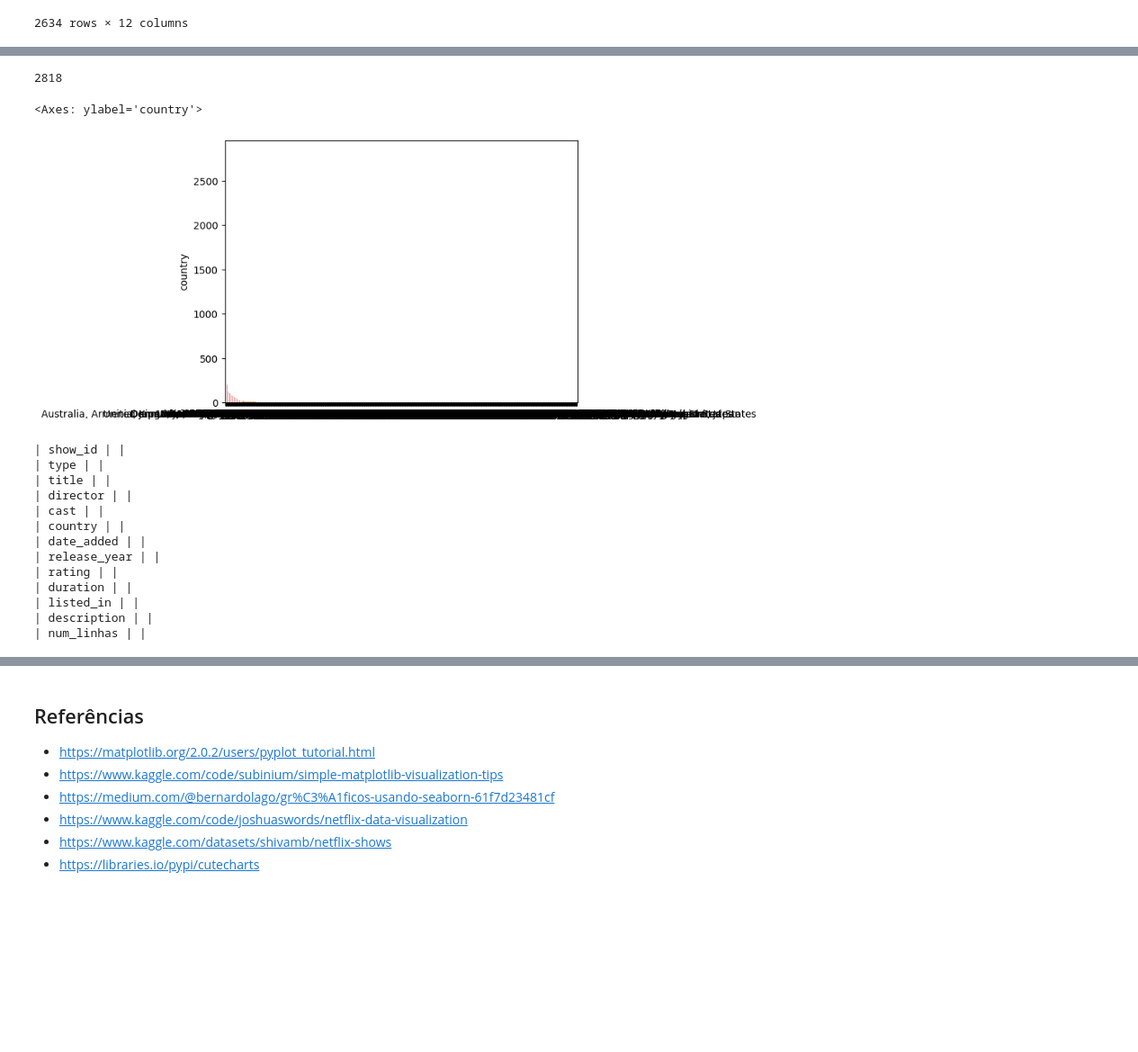
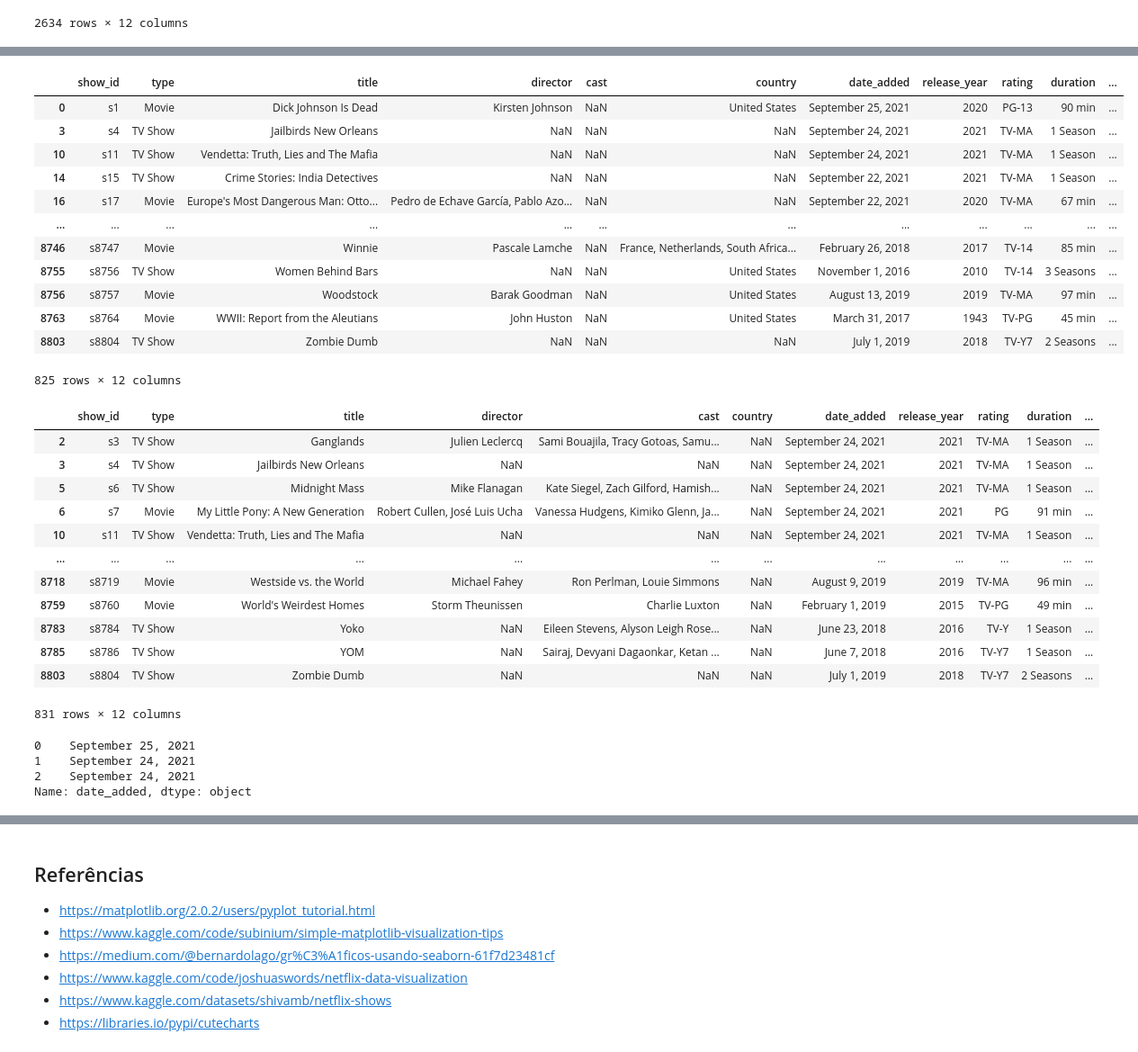
Before and after one commit to rafhaelom/analise-conteudo-netflix, a Jupyter notebook: analise_exploratoria_dados_conteudo_netflix.ipynb, the cells around one changed output, grey strips where cells are left out. Shown at 90% size. Cells and saved outputs as stored; diff of their text form; code cells hidden in the pictures; blank space fills up the shorter version.

```diff
--- a/analise_exploratoria_dados_conteudo_netflix.ipynb
+++ b/analise_exploratoria_dados_conteudo_netflix.ipynb
@@ -184,9 +155,0 @@ df.groupby(by=["type", "duration"]).count()
-# %%
-df.country.value_counts()[0]
-# %% [output]
-2818
-# %%
-sns.barplot(x=df.country.value_counts().index, y=df.country.value_counts())
-# %% [output]
-<Axes: ylabel='country'>
-[figure, removed]
@@ -195,18 +156,42 @@ sns.lineplot(x="timepoint", y="signal", hue="region", style="event", data=fmri)
-# %%
-colunas = df.columns
-for col in colunas:
-  print("|",col,"|","|")
-# %% [output]
-| show_id | |
-| type | |
-| title | |
-| director | |
-| cast | |
-| country | |
-| date_added | |
-| release_year | |
-| rating | |
-| duration | |
-| listed_in | |
-| description | |
-| num_linhas | |
+# %%
+# Verificando registros com 'cast' ausente.
+df.loc[df["cast"].isnull()]
+# %% [output]
+|  | show_id | type | title | director | cast | country | date_added | release_year | rating | duration | ... |
+| 0 | s1 | Movie | Dick Johnson Is Dead | Kirsten Johnson | NaN | United States | September 25, 2021 | 2020 | PG-13 | 90 min | ... |
+| 3 | s4 | TV Show | Jailbirds New Orleans | NaN | NaN | NaN | September 24, 2021 | 2021 | TV-MA | 1 Season | ... |
+| 10 | s11 | TV Show | Vendetta: Truth, Lies and The Mafia | NaN | NaN | NaN | September 24, 2021 | 2021 | TV-MA | 1 Season | ... |
+| 14 | s15 | TV Show | Crime Stories: India Detectives | NaN | NaN | NaN | September 22, 2021 | 2021 | TV-MA | 1 Season | ... |
+| 16 | s17 | Movie | Europe's Most Dangerous Man: Otto... | Pedro de Echave García, Pablo Azo... | NaN | NaN | September 22, 2021 | 2020 | TV-MA | 67 min | ... |
+| ... | ... | ... | ... | ... | ... | ... | ... | ... | ... | ... | ... |
+| 8746 | s8747 | Movie | Winnie | Pascale Lamche | NaN | France, Netherlands, South Africa... | February 26, 2018 | 2017 | TV-14 | 85 min | ... |
+| 8755 | s8756 | TV Show | Women Behind Bars | NaN | NaN | United States | November 1, 2016 | 2010 | TV-14 | 3 Seasons | ... |
+| 8756 | s8757 | Movie | Woodstock | Barak Goodman | NaN | United States | August 13, 2019 | 2019 | TV-MA | 97 min | ... |
+| 8763 | s8764 | Movie | WWII: Report from the Aleutians | John Huston | NaN | United States | March 31, 2017 | 1943 | TV-PG | 45 min | ... |
+| 8803 | s8804 | TV Show | Zombie Dumb | NaN | NaN | NaN | July 1, 2019 | 2018 | TV-Y7 | 2 Seasons | ... |
+825 rows × 12 columns
+# %%
+# Verificando registros com 'country' ausente.
+df.loc[df["country"].isnull()]
+# %% [output]
+|  | show_id | type | title | director | cast | country | date_added | release_year | rating | duration | ... |
+| 2 | s3 | TV Show | Ganglands | Julien Leclercq | Sami Bouajila, Tracy Gotoas, Samu... | NaN | September 24, 2021 | 2021 | TV-MA | 1 Season | ... |
+| 3 | s4 | TV Show | Jailbirds New Orleans | NaN | NaN | NaN | September 24, 2021 | 2021 | TV-MA | 1 Season | ... |
+| 5 | s6 | TV Show | Midnight Mass | Mike Flanagan | Kate Siegel, Zach Gilford, Hamish... | NaN | September 24, 2021 | 2021 | TV-MA | 1 Season | ... |
+| 6 | s7 | Movie | My Little Pony: A New Generation | Robert Cullen, José Luis Ucha | Vanessa Hudgens, Kimiko Glenn, Ja... | NaN | September 24, 2021 | 2021 | PG | 91 min | ... |
+| 10 | s11 | TV Show | Vendetta: Truth, Lies and The Mafia | NaN | NaN | NaN | September 24, 2021 | 2021 | TV-MA | 1 Season | ... |
+| ... | ... | ... | ... | ... | ... | ... | ... | ... | ... | ... | ... |
+| 8718 | s8719 | Movie | Westside vs. the World | Michael Fahey | Ron Perlman, Louie Simmons | NaN | August 9, 2019 | 2019 | TV-MA | 96 min | ... |
+| 8759 | s8760 | Movie | World's Weirdest Homes | Storm Theunissen | Charlie Luxton | NaN | February 1, 2019 | 2015 | TV-PG | 49 min | ... |
+| 8783 | s8784 | TV Show | Yoko | NaN | Eileen Stevens, Alyson Leigh Rose... | NaN | June 23, 2018 | 2016 | TV-Y | 1 Season | ... |
+| 8785 | s8786 | TV Show | YOM | NaN | Sairaj, Devyani Dagaonkar, Ketan ... | NaN | June 7, 2018 | 2016 | TV-Y7 | 1 Season | ... |
+| 8803 | s8804 | TV Show | Zombie Dumb | NaN | NaN | NaN | July 1, 2019 | 2018 | TV-Y7 | 2 Seasons | ... |
+831 rows × 12 columns
+# %%
+# Verificando formato para a 'date_added' (data em que foi adicionado na Netflix)
+df["date_added"][0:3]
+# %% [output]
+0    September 25, 2021
+1    September 24, 2021
+2    September 24, 2021
+Name: date_added, dtype: object
```
Also changed, not shown: parts of 19 cells of this notebook.
